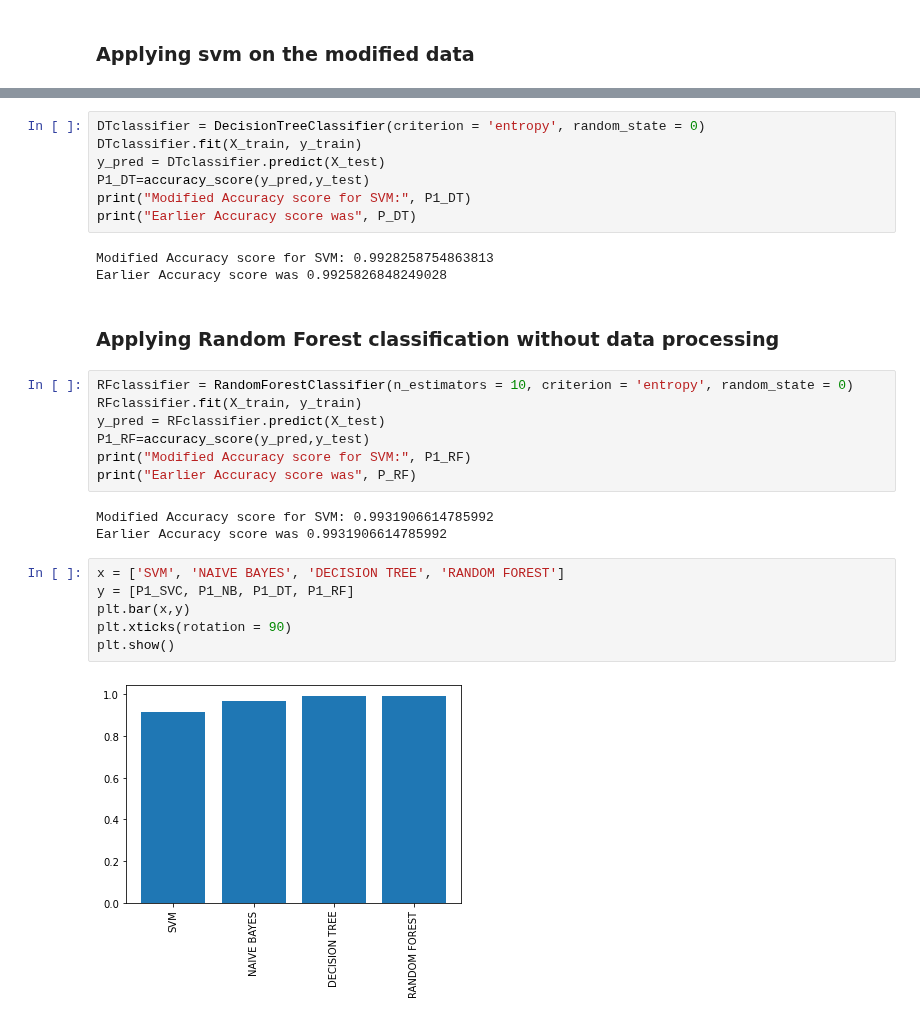
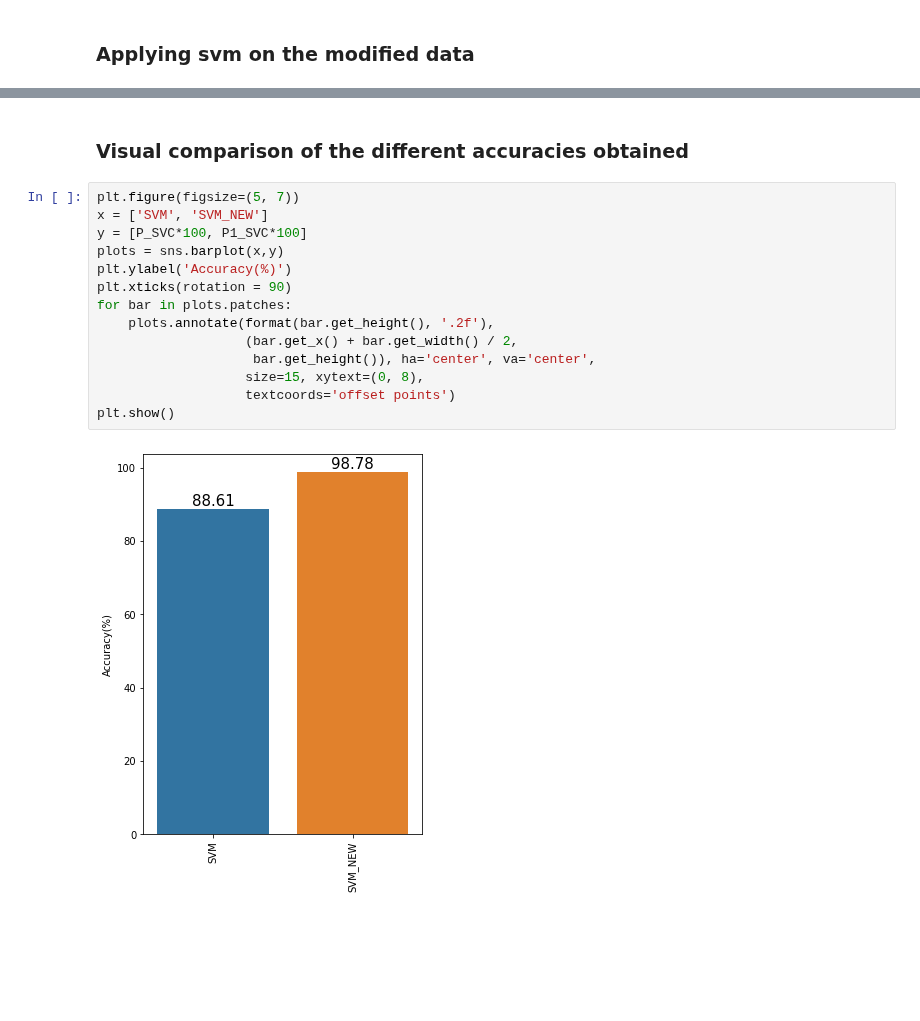
Before and after one commit to Shubhang7100/IoT-using-GWO, a Jupyter notebook: gwo.ipynb, the cells around one changed output, grey strips where cells are left out. Drawn from its saved outputs; the diff is of its cells as text; blank space fills up the shorter version.

```diff
--- a/gwo.ipynb
+++ b/gwo.ipynb
@@ -366,30 +311,18 @@ Earlier Accuracy score was 0.9620622568093385
-# %%
-DTclassifier = DecisionTreeClassifier(criterion = 'entropy', random_state = 0)
-DTclassifier.fit(X_train, y_train)
-y_pred = DTclassifier.predict(X_test)
-P1_DT=accuracy_score(y_pred,y_test)
-print("Modified Accuracy score for SVM:", P1_DT)
-print("Earlier Accuracy score was", P_DT)
-# %% [output]
-Modified Accuracy score for SVM: 0.9928258754863813
-Earlier Accuracy score was 0.9925826848249028
-# %% [markdown]
-### Applying Random Forest classification without data processing
-# %%
-RFclassifier = RandomForestClassifier(n_estimators = 10, criterion = 'entropy', random_state = 0)
-RFclassifier.fit(X_train, y_train)
-y_pred = RFclassifier.predict(X_test)
-P1_RF=accuracy_score(y_pred,y_test)
-print("Modified Accuracy score for SVM:", P1_RF)
-print("Earlier Accuracy score was", P_RF)
-# %% [output]
-Modified Accuracy score for SVM: 0.9931906614785992
-Earlier Accuracy score was 0.9931906614785992
-# %%
-x = ['SVM', 'NAIVE BAYES', 'DECISION TREE', 'RANDOM FOREST']
-y = [P1_SVC, P1_NB, P1_DT, P1_RF]
-plt.bar(x,y)
-plt.xticks(rotation = 90)
-plt.show()
-# %% [output]
-[figure, removed]
+# %% [markdown]
+### Visual comparison of the different accuracies obtained
+# %%
+plt.figure(figsize=(5, 7))
+x = ['SVM', 'SVM_NEW']
+y = [P_SVC*100, P1_SVC*100]
+plots = sns.barplot(x,y)
+plt.ylabel('Accuracy(%)')
+plt.xticks(rotation = 90)
+for bar in plots.patches:
+    plots.annotate(format(bar.get_height(), '.2f'),
+                   (bar.get_x() + bar.get_width() / 2,
+                    bar.get_height()), ha='center', va='center',
+                   size=15, xytext=(0, 8),
+                   textcoords='offset points')
+plt.show()
+# %% [output]
+[figure, added]
```
Also changed, not shown: parts of 16 cells of this notebook.
